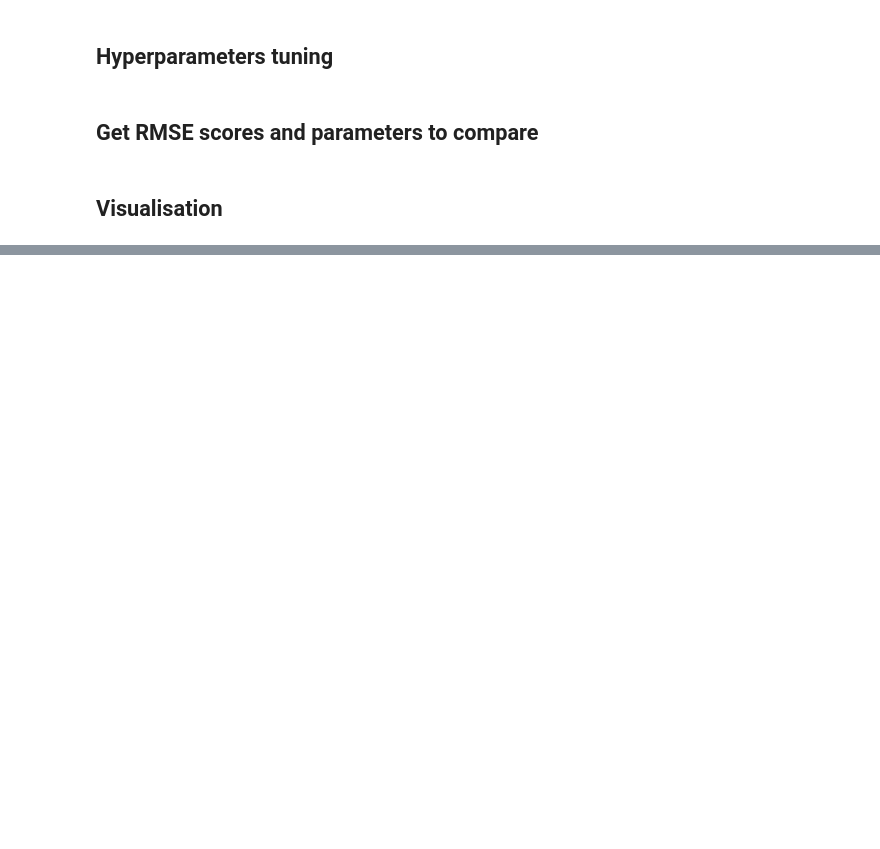
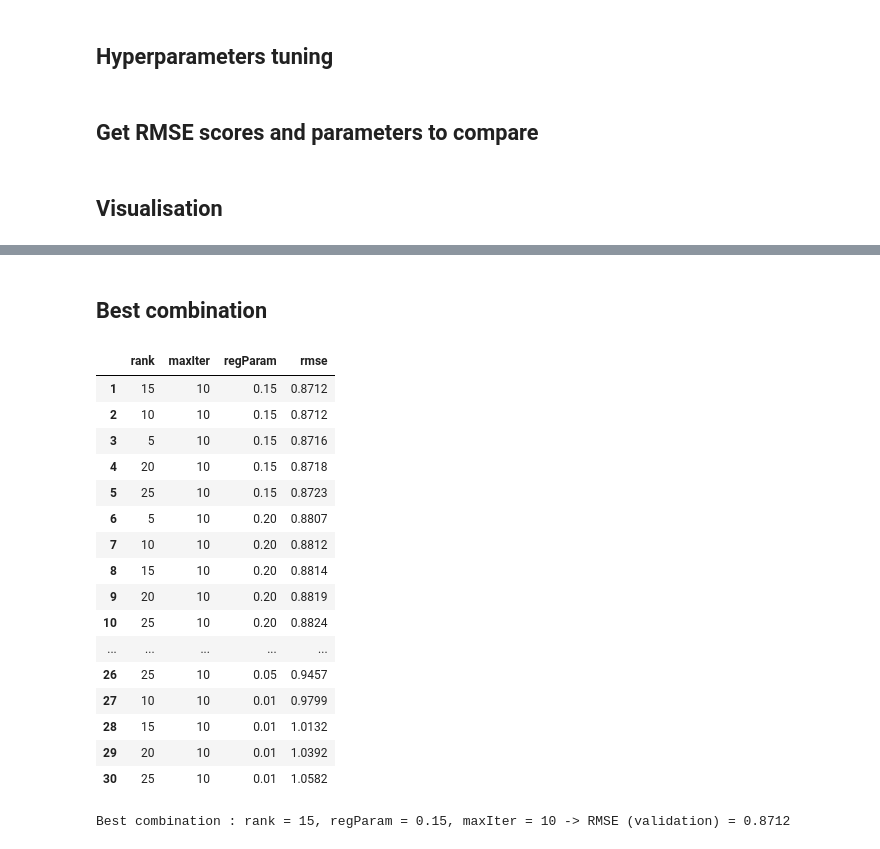
Before and after one commit to Hippolyte-Geslain/sparkle-movie, a Jupyter notebook: modelisation.ipynb, the cells around one changed output, grey strips where cells are left out. Saved outputs shown, nothing was run; the diff lists cells and outputs as text; code cells hidden in the pictures; blank space fills up the shorter version.

```diff
--- a/modelisation.ipynb
+++ b/modelisation.ipynb
@@ -152,0 +153,32 @@ plt.show()
+# %% [markdown]
+## Best combination
+# %%
+# All the tested combinations, ranked from the best (lowest RMSE) to the worst
+df_results = df_rating_acc.sort_values("rmse").reset_index(drop=True)
+df_results.index += 1  # ranking starts at 1
+display(df_results.round(4))
+
+best = df_results.iloc[0]
+print(
+    f"Best combination : rank = {int(best['rank'])}, regParam = {best['regParam']}, "
+    f"maxIter = {int(best['maxIter'])} -> RMSE (validation) = {best['rmse']:.4f}"
+)
+# %% [output]
+|  | rank | maxIter | regParam | rmse |
+| 1 | 15 | 10 | 0.15 | 0.8712 |
+| 2 | 10 | 10 | 0.15 | 0.8712 |
+| 3 | 5 | 10 | 0.15 | 0.8716 |
+| 4 | 20 | 10 | 0.15 | 0.8718 |
+| 5 | 25 | 10 | 0.15 | 0.8723 |
+| 6 | 5 | 10 | 0.20 | 0.8807 |
+| 7 | 10 | 10 | 0.20 | 0.8812 |
+| 8 | 15 | 10 | 0.20 | 0.8814 |
+| 9 | 20 | 10 | 0.20 | 0.8819 |
+| 10 | 25 | 10 | 0.20 | 0.8824 |
+| ... | ... | ... | ... | ... |
+| 26 | 25 | 10 | 0.05 | 0.9457 |
+| 27 | 10 | 10 | 0.01 | 0.9799 |
+| 28 | 15 | 10 | 0.01 | 1.0132 |
+| 29 | 20 | 10 | 0.01 | 1.0392 |
+| 30 | 25 | 10 | 0.01 | 1.0582 |
+Best combination : rank = 15, regParam = 0.15, maxIter = 10 -> RMSE (validation) = 0.8712
```
Also changed, not shown: parts of 7 cells of this notebook.
